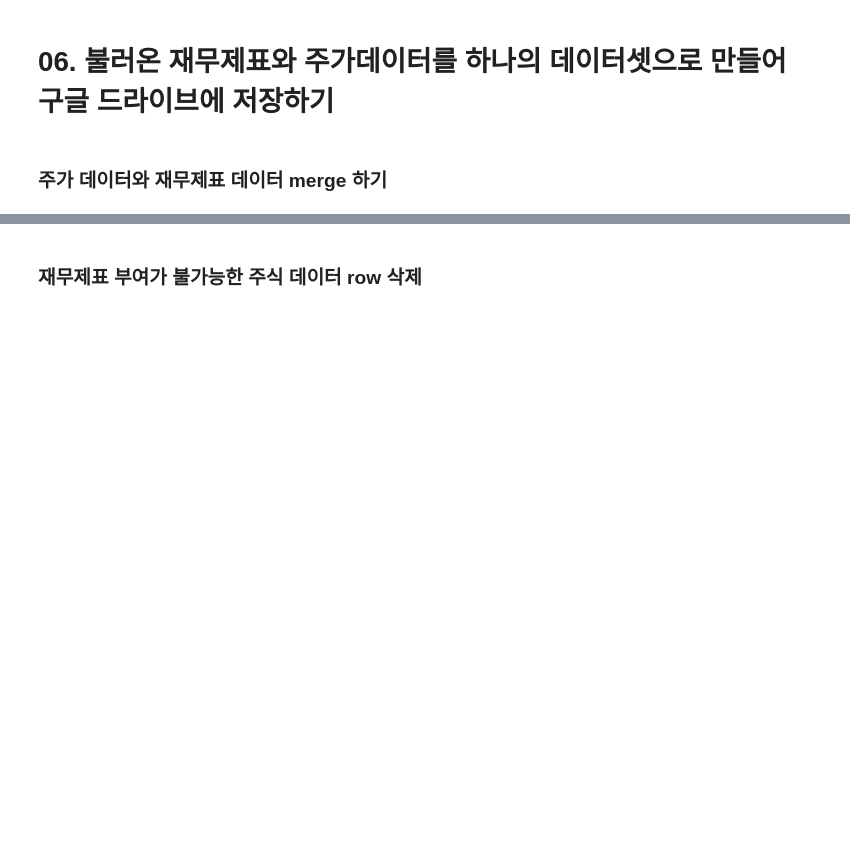
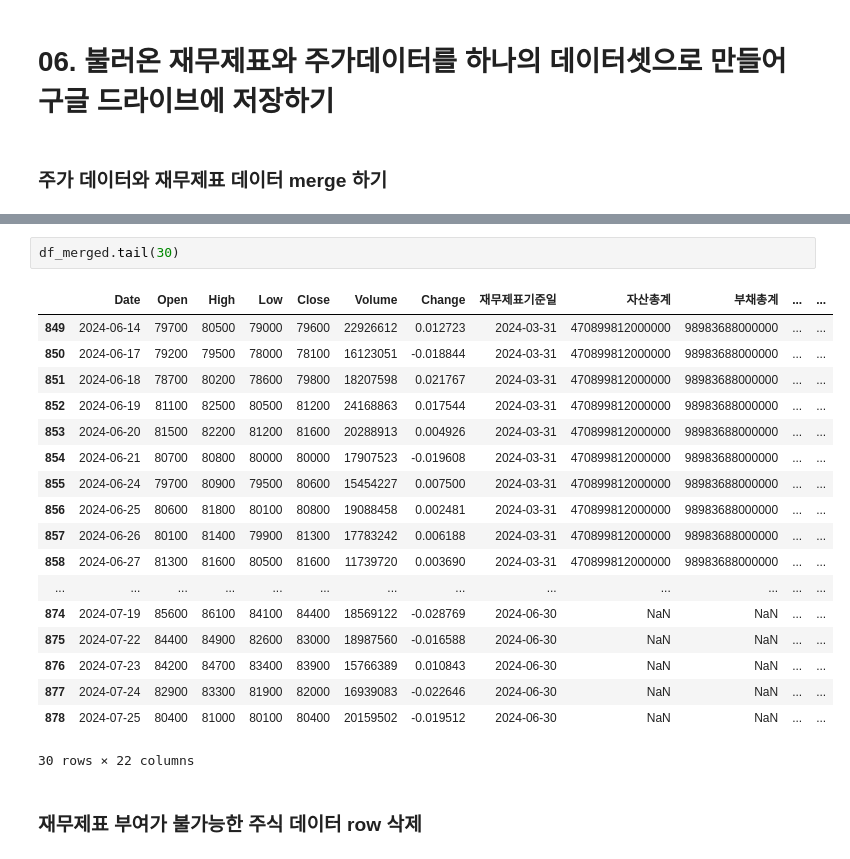
Before and after one commit to schio/stock_forecast_lect, a Jupyter notebook: 3주차/재무제표,_주가_데이터_소개_및_API_연동.ipynb, the cells around one changed output, grey strips where cells are left out. Drawn from its saved outputs; the diff is of its cells as text; blank space fills up the shorter version.

```diff
--- a/3주차/재무제표,_주가_데이터_소개_및_API_연동.ipynb
+++ b/3주차/재무제표,_주가_데이터_소개_및_API_연동.ipynb
@@ -450,3 +567,24 @@ print("Merge 후 df_merged 행 수:", len(df_merged))
+# %%
+df_merged.tail(30)
+# %% [output]
+|  | Date | Open | High | Low | Close | Volume | Change | 재무제표기준일 | 자산총계 | 부채총계 | ... | ... |
+| 849 | 2024-06-14 | 79700 | 80500 | 79000 | 79600 | 22926612 | 0.012723 | 2024-03-31 | 470899812000000 | 98983688000000 | ... | ... |
+| 850 | 2024-06-17 | 79200 | 79500 | 78000 | 78100 | 16123051 | -0.018844 | 2024-03-31 | 470899812000000 | 98983688000000 | ... | ... |
+| 851 | 2024-06-18 | 78700 | 80200 | 78600 | 79800 | 18207598 | 0.021767 | 2024-03-31 | 470899812000000 | 98983688000000 | ... | ... |
+| 852 | 2024-06-19 | 81100 | 82500 | 80500 | 81200 | 24168863 | 0.017544 | 2024-03-31 | 470899812000000 | 98983688000000 | ... | ... |
+| 853 | 2024-06-20 | 81500 | 82200 | 81200 | 81600 | 20288913 | 0.004926 | 2024-03-31 | 470899812000000 | 98983688000000 | ... | ... |
+| 854 | 2024-06-21 | 80700 | 80800 | 80000 | 80000 | 17907523 | -0.019608 | 2024-03-31 | 470899812000000 | 98983688000000 | ... | ... |
+| 855 | 2024-06-24 | 79700 | 80900 | 79500 | 80600 | 15454227 | 0.007500 | 2024-03-31 | 470899812000000 | 98983688000000 | ... | ... |
+| 856 | 2024-06-25 | 80600 | 81800 | 80100 | 80800 | 19088458 | 0.002481 | 2024-03-31 | 470899812000000 | 98983688000000 | ... | ... |
+| 857 | 2024-06-26 | 80100 | 81400 | 79900 | 81300 | 17783242 | 0.006188 | 2024-03-31 | 470899812000000 | 98983688000000 | ... | ... |
+| 858 | 2024-06-27 | 81300 | 81600 | 80500 | 81600 | 11739720 | 0.003690 | 2024-03-31 | 470899812000000 | 98983688000000 | ... | ... |
+| ... | ... | ... | ... | ... | ... | ... | ... | ... | ... | ... | ... | ... |
+| 874 | 2024-07-19 | 85600 | 86100 | 84100 | 84400 | 18569122 | -0.028769 | 2024-06-30 | NaN | NaN | ... | ... |
+| 875 | 2024-07-22 | 84400 | 84900 | 82600 | 83000 | 18987560 | -0.016588 | 2024-06-30 | NaN | NaN | ... | ... |
+| 876 | 2024-07-23 | 84200 | 84700 | 83400 | 83900 | 15766389 | 0.010843 | 2024-06-30 | NaN | NaN | ... | ... |
+| 877 | 2024-07-24 | 82900 | 83300 | 81900 | 82000 | 16939083 | -0.022646 | 2024-06-30 | NaN | NaN | ... | ... |
+| 878 | 2024-07-25 | 80400 | 81000 | 80100 | 80400 | 20159502 | -0.019512 | 2024-06-30 | NaN | NaN | ... | ... |
+30 rows × 22 columns
 # %% [markdown]
 ### 재무제표 부여가 불가능한 주식 데이터 row 삭제
 # %%
```
Also changed, not shown: parts of 16 cells of this notebook, 1 other file.
